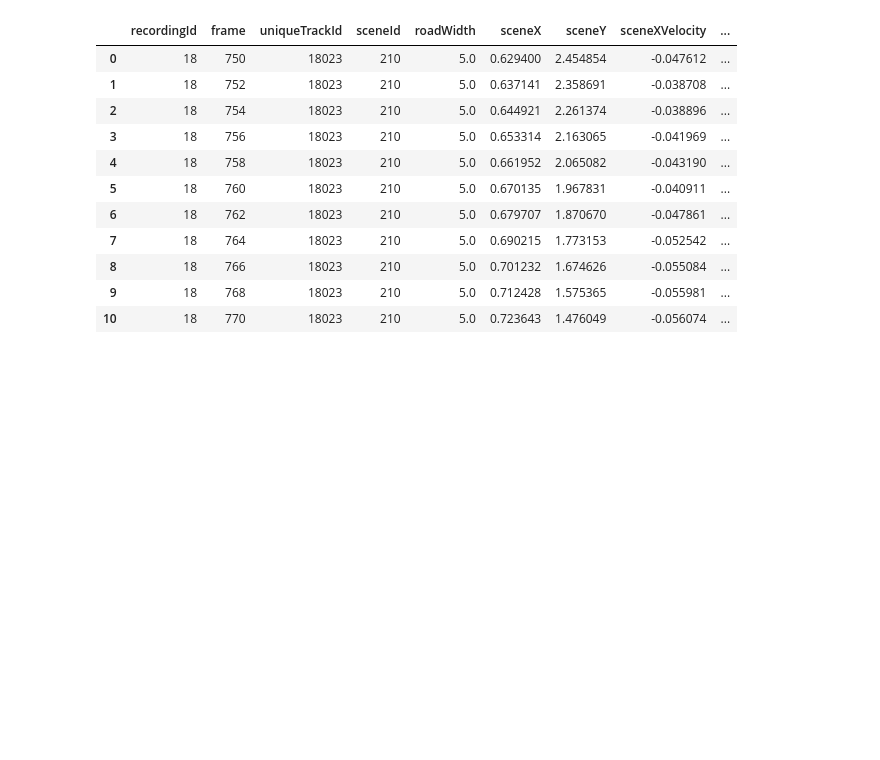
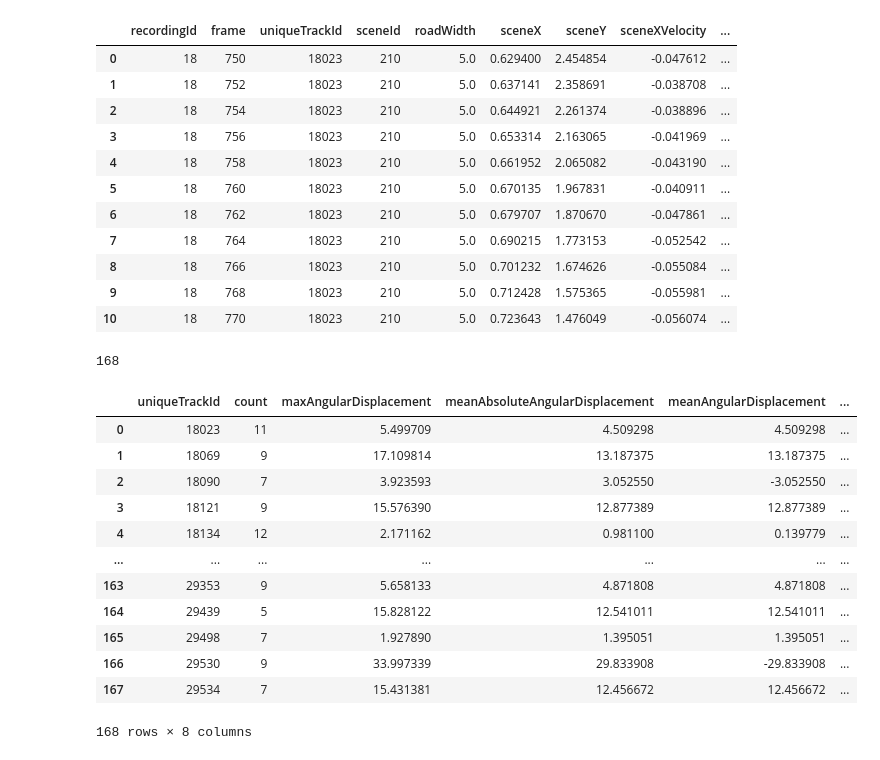
Before and after one commit to PushpitaJoardar/AV, a Jupyter notebook: src/notebooks/angular-velocity-analysis.ipynb, the cells around one changed output. Saved outputs shown, nothing was run; the diff lists cells and outputs as text; code cells hidden in the pictures; blank space fills up the shorter version.

```diff
--- a/src/notebooks/angular-velocity-analysis.ipynb
+++ b/src/notebooks/angular-velocity-analysis.ipynb
@@ -98,6 +100,9 @@ import numpy as np
 
 # find the angle with the vertical axis
 def getAngle(x, y): # in degrees
+    # if x and y are both near 0, then the angle is 0
+    if abs(x) < 0.0001 and abs(y) < 0.0001:
+        return 0
     return (np.arctan2(y, x) * 180 / np.pi) - 90
 
 def getAngularDisplacement(x1, y1, x2, y2):
@@ -105,28 +110,28 @@ def getAngularDisplacement(x1, y1, x2, y2):
     angle2 = getAngle(x2, y2)
     return angle2 - angle1
 
-def addAbsoluteAngularDisplacement(df):
-    absAngularDisplacements = []
-    absAngularDisplacements.append(0)
+def addAngularDisplacement(df):
+    angularDisplacements = []
+    angularDisplacements.append(0)
     for i in range(1, df.shape[0]):
         x = df.iloc[i]["localX"]
         y = df.iloc[i]["localY"]
-        absAngularDisplacements.append(getAngle(x, y))
+        angularDisplacements.append(getAngle(x, y))
     df = df.copy()
-    df["absoluteAngularDisplacement"] = absAngularDisplacements
+    df["angularDisplacement"] = angularDisplacements
     return df
 
-def addAngularDisplacement(df):
-    angularDisplacements = []
-    angularDisplacements.append(0)
+def addRelativeAngularDisplacement(df):
+    relAngularDisplacements = []
+    relAngularDisplacements.append(0)
     for i in range(1, df.shape[0]):
         x1 = df.iloc[i-1]["localX"]
         y1 = df.iloc[i-1]["localY"]
         x2 = df.iloc[i]["localX"]
         y2 = df.iloc[i]["localY"]
-        angularDisplacements.append(getAngularDisplacement(x1, y1, x2, y2))
+        relAngularDisplacements.append(getAngularDisplacement(x1, y1, x2, y2))
     df = df.copy()
-    df["angularDisplacement"] = angularDisplacements
+    df["relativeAngularDisplacement"] = relAngularDisplacements
     return df
 # %%
 
@@ -193,0 +268,18 @@ starting023
+# %%
+newAngularDisplacementDf = getPedAngularDisplacementDf(startingDf)
+newAngularDisplacementDf
+# %% [output]
+168
+|  | uniqueTrackId | count | maxAngularDisplacement | meanAbsoluteAngularDisplacement | meanAngularDisplacement | ... |
+| 0 | 18023 | 11 | 5.499709 | 4.509298 | 4.509298 | ... |
+| 1 | 18069 | 9 | 17.109814 | 13.187375 | 13.187375 | ... |
+| 2 | 18090 | 7 | 3.923593 | 3.052550 | -3.052550 | ... |
+| 3 | 18121 | 9 | 15.576390 | 12.877389 | 12.877389 | ... |
+| 4 | 18134 | 12 | 2.171162 | 0.981100 | 0.139779 | ... |
+| ... | ... | ... | ... | ... | ... | ... |
+| 163 | 29353 | 9 | 5.658133 | 4.871808 | 4.871808 | ... |
+| 164 | 29439 | 5 | 15.828122 | 12.541011 | 12.541011 | ... |
+| 165 | 29498 | 7 | 1.927890 | 1.395051 | 1.395051 | ... |
+| 166 | 29530 | 9 | 33.997339 | 29.833908 | -29.833908 | ... |
+| 167 | 29534 | 7 | 15.431381 | 12.456672 | 12.456672 | ... |
+168 rows × 8 columns
```
Also changed, not shown: parts of 4 cells of this notebook.
